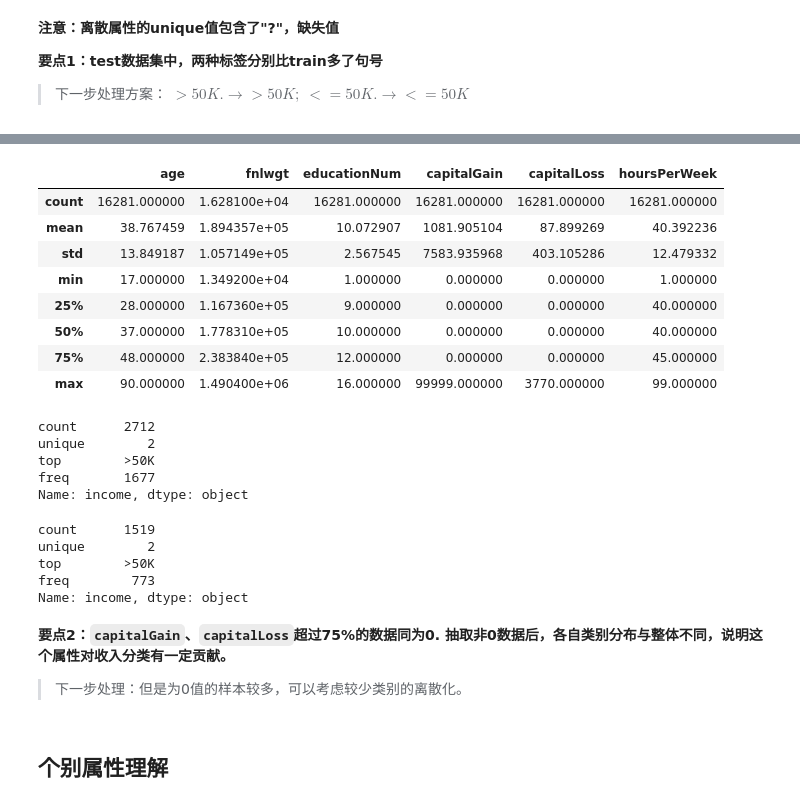
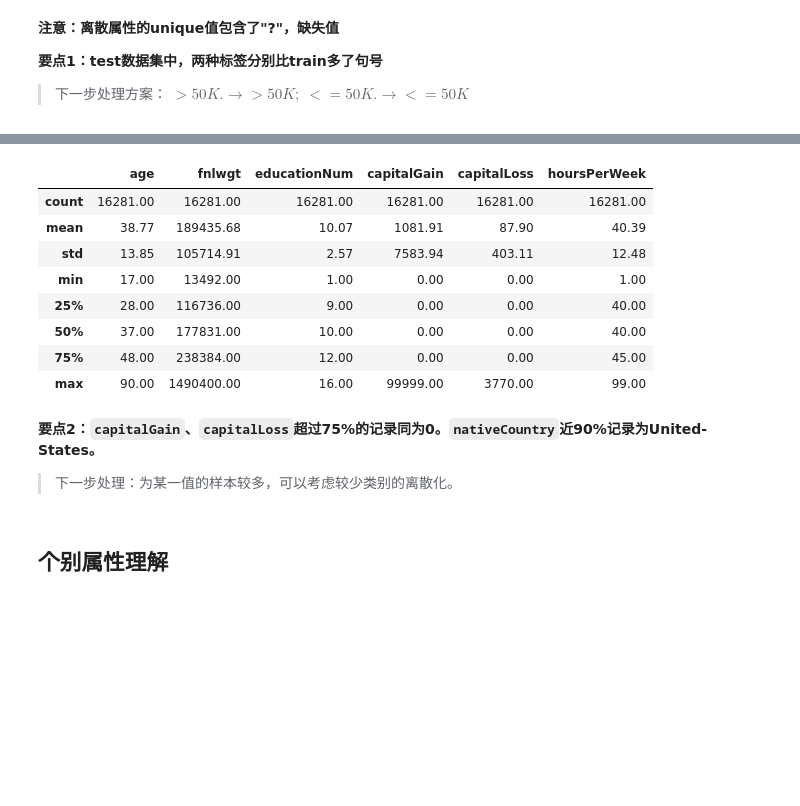
Before and after one commit to MarioZZJ/PM.SimLab-DM, a Jupyter notebook: L2-Classification.ipynb, the cells around one changed output, grey strips where cells are left out. Cells and saved outputs as stored; diff of their text form; code cells hidden in the pictures; blank space fills up the shorter version.

```diff
--- a/L2-Classification.ipynb
+++ b/L2-Classification.ipynb
@@ -16,8 +16,10 @@
 import numpy as np
 import pandas as pd
 import matplotlib.pyplot as plt
-
-pd.options.display.latex.repr = False
+import seaborn
+import warnings
+warnings.filterwarnings("ignore")
+pd.options.display.latex.repr = True
 # %% [markdown]
 # 数据探索EDA
 
@@ -72,7 +96,7 @@ display(test.iloc[:,[1,3,5,6,7,8,9,13,14]].describe()) # 离散型数据
 
 > 下一步处理方案： $>50K. \rightarrow >50K; \ <=50K. \rightarrow <=50K$
 # %%
-display(train.iloc[:,[0,2,4,10,11,12]].describe()) #连续型数据
-display(test.iloc[:,[0,2,4,10,11,12]].describe()) #连续型数据
+display(train.iloc[:,[0,2,4,10,11,12]].describe().round(2)) #连续型数据
+display(test.iloc[:,[0,2,4,10,11,12]].describe().round(2)) #连续型数据
 # %% [output]
 |  | age | fnlwgt | educationNum | capitalGain | capitalLoss | hoursPerWeek |
@@ -87,32 +111,16 @@ display(test.iloc[:,[0,2,4,10,11,12]].describe()) #连续型数据
 |  | age | fnlwgt | educationNum | capitalGain | capitalLoss | hoursPerWeek |
-| count | 16281.000000 | 1.628100e+04 | 16281.000000 | 16281.000000 | 16281.000000 | 16281.000000 |
-| mean | 38.767459 | 1.894357e+05 | 10.072907 | 1081.905104 | 87.899269 | 40.392236 |
-| std | 13.849187 | 1.057149e+05 | 2.567545 | 7583.935968 | 403.105286 | 12.479332 |
-| min | 17.000000 | 1.349200e+04 | 1.000000 | 0.000000 | 0.000000 | 1.000000 |
-| 25% | 28.000000 | 1.167360e+05 | 9.000000 | 0.000000 | 0.000000 | 40.000000 |
-| 50% | 37.000000 | 1.778310e+05 | 10.000000 | 0.000000 | 0.000000 | 40.000000 |
-| 75% | 48.000000 | 2.383840e+05 | 12.000000 | 0.000000 | 0.000000 | 45.000000 |
-| max | 90.000000 | 1.490400e+06 | 16.000000 | 99999.000000 | 3770.000000 | 99.000000 |
+| count | 16281.00 | 16281.00 | 16281.00 | 16281.00 | 16281.00 | 16281.00 |
+| mean | 38.77 | 189435.68 | 10.07 | 1081.91 | 87.90 | 40.39 |
+| std | 13.85 | 105714.91 | 2.57 | 7583.94 | 403.11 | 12.48 |
+| min | 17.00 | 13492.00 | 1.00 | 0.00 | 0.00 | 1.00 |
+| 25% | 28.00 | 116736.00 | 9.00 | 0.00 | 0.00 | 40.00 |
+| 50% | 37.00 | 177831.00 | 10.00 | 0.00 | 0.00 | 40.00 |
+| 75% | 48.00 | 238384.00 | 12.00 | 0.00 | 0.00 | 45.00 |
+| max | 90.00 | 1490400.00 | 16.00 | 99999.00 | 3770.00 | 99.00 |
-# %%
-train[train.capitalGain != 0].income.describe()
-# %% [output]
-count      2712
-unique        2
-top        >50K
-freq       1677
-Name: income, dtype: object
-# %%
-train[train.capitalLoss != 0].income.describe()
-# %% [output]
-count      1519
-unique        2
-top        >50K
-freq        773
-Name: income, dtype: object
 # %% [markdown]
-**要点2：`capitalGain`、`capitalLoss`超过75%的数据同为0. 抽取非0数据后，各自类别分布与整体不同，说明这个属性对收入分类有一定贡献。**
+**要点2：`capitalGain`、`capitalLoss`超过75%的记录同为0。`nativeCountry`近90%记录为United-States。**
 
-> 下一步处理：但是为0值的样本较多，可以考虑较少类别的离散化。
+> 下一步处理：为某一值的样本较多，可以考虑较少类别的离散化。
 # %% [markdown]
 ## 个别属性理解
 # %%
```
Also changed, not shown: parts of 73 cells of this notebook, 2 other files.
